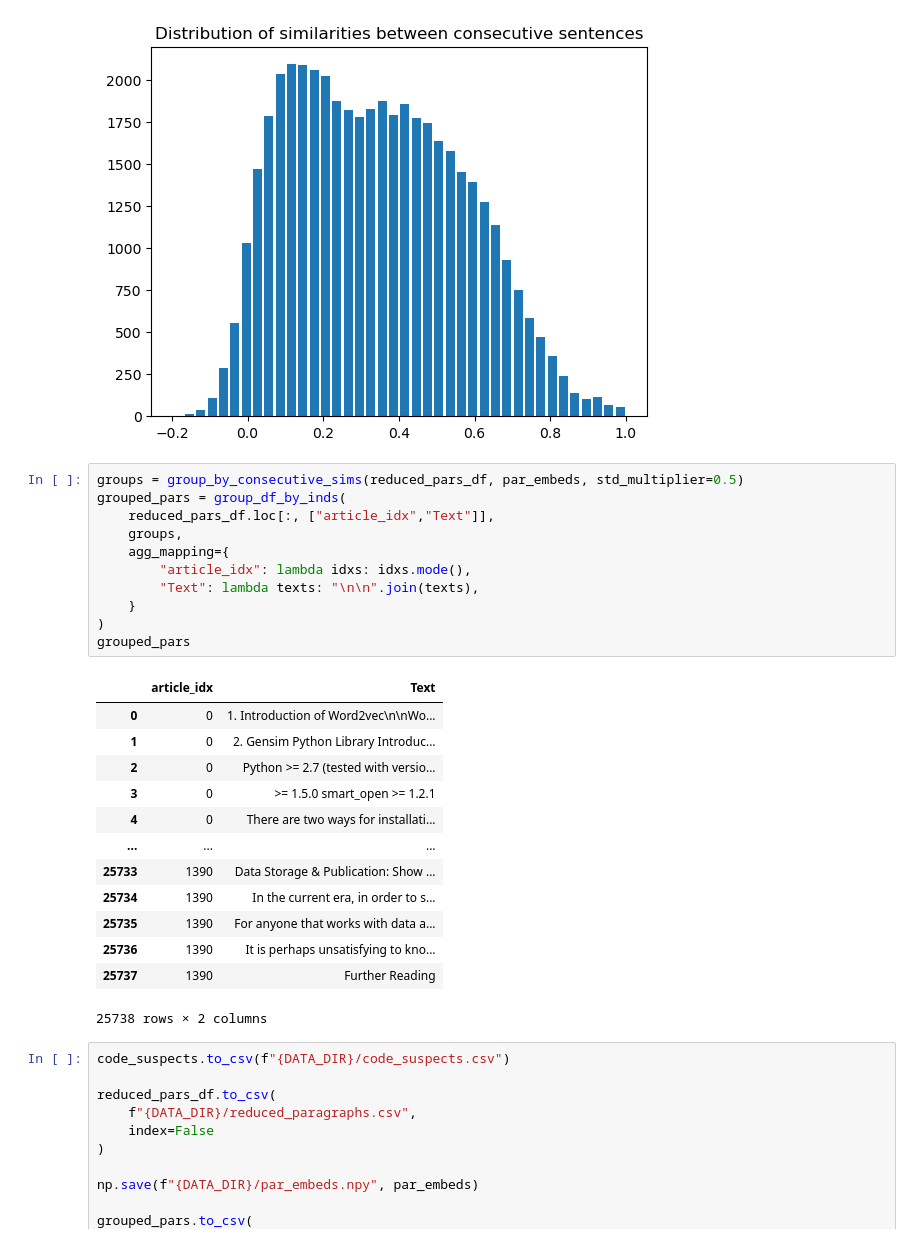
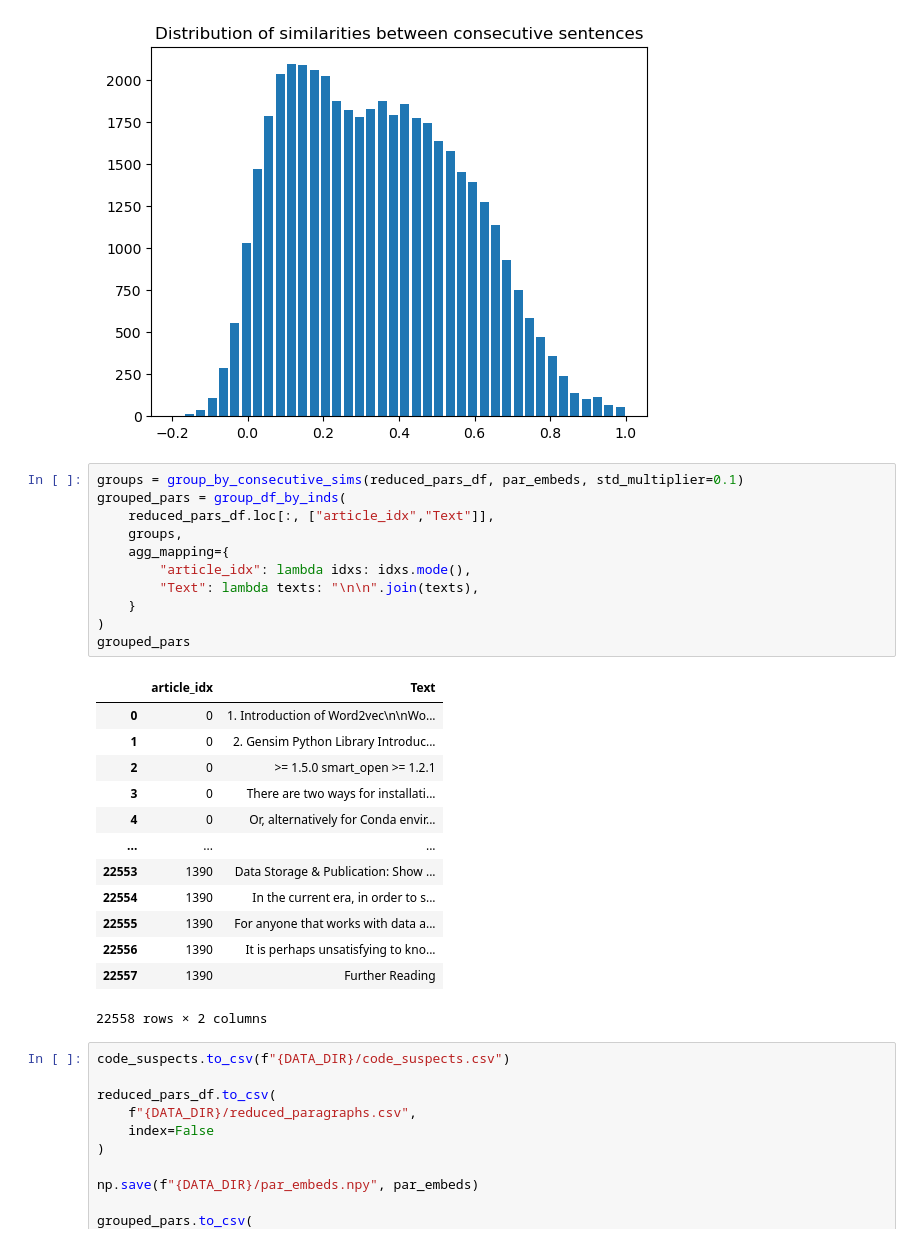
Before and after one commit to AmevinLS/ds-article-rag, a Jupyter notebook: notebooks/data_prep.ipynb, the cells around one changed output. Saved outputs shown, nothing was run; the diff lists cells and outputs as text.

```diff
--- a/notebooks/data_prep.ipynb
+++ b/notebooks/data_prep.ipynb
@@ -225,30 +225,30 @@ plt.show()
 # %% [output]
 [figure]
 # %%
-groups = group_by_consecutive_sims(reduced_pars_df, par_embeds, std_multiplier=0.5)
+groups = group_by_consecutive_sims(reduced_pars_df, par_embeds, std_multiplier=0.1)
 grouped_pars = group_df_by_inds(
     reduced_pars_df.loc[:, ["article_idx","Text"]],
     groups,
     agg_mapping={
         "article_idx": lambda idxs: idxs.mode(),
         "Text": lambda texts: "\n\n".join(texts),
     }
 )
 grouped_pars
 # %% [output]
 |  | article_idx | Text |
 | 0 | 0 | 1. Introduction of Word2vec\n\nWo... |
 | 1 | 0 | 2. Gensim Python Library Introduc... |
-| 2 | 0 | Python >= 2.7 (tested with versio... |
-| 3 | 0 | >= 1.5.0 smart_open >= 1.2.1 |
-| 4 | 0 | There are two ways for installati... |
+| 2 | 0 | >= 1.5.0 smart_open >= 1.2.1 |
+| 3 | 0 | There are two ways for installati... |
+| 4 | 0 | Or, alternatively for Conda envir... |
 | ... | ... | ... |
-| 25733 | 1390 | Data Storage & Publication: Show ... |
-| 25734 | 1390 | In the current era, in order to s... |
-| 25735 | 1390 | For anyone that works with data a... |
-| 25736 | 1390 | It is perhaps unsatisfying to kno... |
-| 25737 | 1390 | Further Reading |
+| 22553 | 1390 | Data Storage & Publication: Show ... |
+| 22554 | 1390 | In the current era, in order to s... |
+| 22555 | 1390 | For anyone that works with data a... |
+| 22556 | 1390 | It is perhaps unsatisfying to kno... |
+| 22557 | 1390 | Further Reading |
-25738 rows × 2 columns
+22558 rows × 2 columns
 # %%
 code_suspects.to_csv(f"{DATA_DIR}/code_suspects.csv")
 
```
Also changed, not shown: 2 other files.
